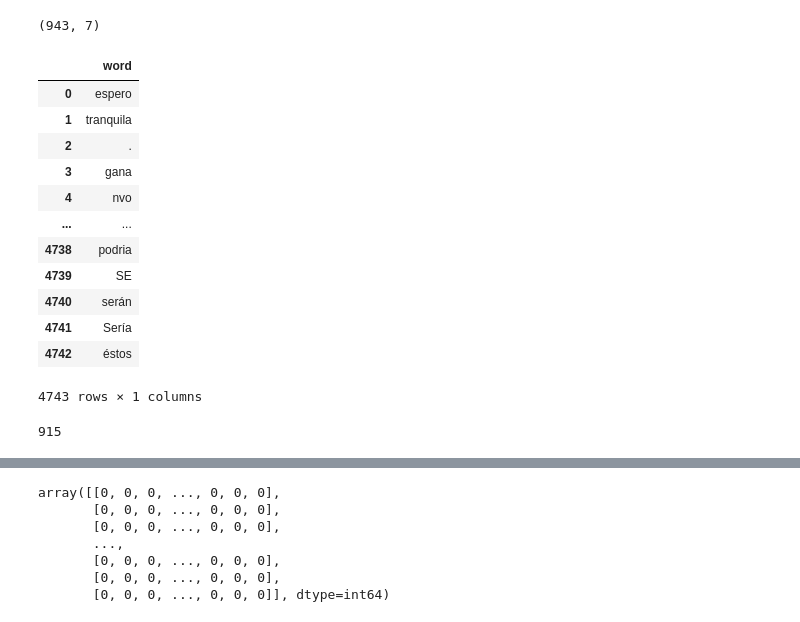
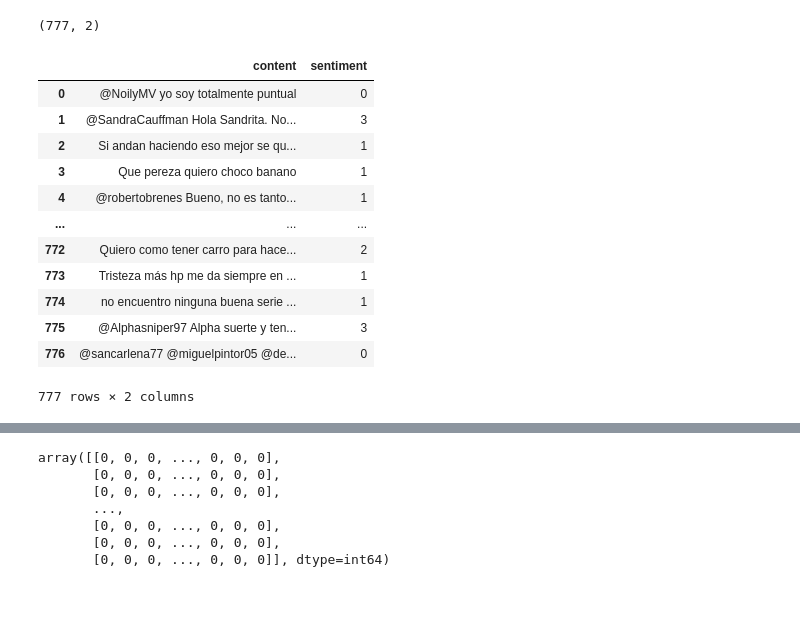
Before and after one commit to fxgonzalez5/Analisis_Sentimientos, a Jupyter notebook: Clasificador_Bayes_Naive_(NB).ipynb, the cells around one changed output, grey strips where cells are left out. Drawn from its saved outputs; the diff is of its cells as text; code cells hidden in the pictures.

```diff
--- a/Clasificador_Bayes_Naive_(NB).ipynb
+++ b/Clasificador_Bayes_Naive_(NB).ipynb
@@ -28,6 +23,8 @@ pd.DataFrame(df['sentiment'].unique(), columns=['Sentiments Unique'])
 # %%
 # Conversión de sentiments a variables numéricas
-df['sentiment'] = df.sentiment.map({'NEU':0, 'N':1, 'NONE':2, 'P':3})
+df['sentiment'] = df.sentiment.map({'NONE':0, 'N':1, 'NEU':2, 'P':3})
+
+# Visualizar las dimensiones de los datos
 df.shape
 # %% [output]
-(943, 7)
+(777, 2)
@@ -45,27 +30,0 @@ for text in documents:
-# %%
-uniqueWords = []
-for w in words:
-    if (w.text not in uniqueWords):
-        uniqueWords.append(w.text)
-    if (w.like_num is True):
-        stopWordsSpanish.append(w.text)
-
-pd.DataFrame(uniqueWords, columns=['word'])
-# %% [output]
-|  | word |
-| 0 | espero |
-| 1 | tranquila |
-| 2 | . |
-| 3 | gana |
-| 4 | nvo |
-| ... | ... |
-| 4738 | podria |
-| 4739 | SE |
-| 4740 | serán |
-| 4741 | Sería |
-| 4742 | éstos |
-4743 rows × 1 columns
-# %%
-len(stopWordsSpanish)
-# %% [output]
-915
@@ -73,0 +31,17 @@ uniqueWords.append('.', ',', '...', '!', '?', '+', '-', '....', '$', '"', '#')
+# %%
+# Vizualización de los sentimientos modificados
+df
+# %% [output]
+|  | content | sentiment |
+| 0 | @NoilyMV yo soy totalmente puntual | 0 |
+| 1 | @SandraCauffman Hola Sandrita. No... | 3 |
+| 2 | Si andan haciendo eso mejor se qu... | 1 |
+| 3 | Que pereza quiero choco banano | 1 |
+| 4 | @robertobrenes Bueno, no es tanto... | 1 |
+| ... | ... | ... |
+| 772 | Quiero como tener carro para hace... | 2 |
+| 773 | Tristeza más hp me da siempre en ... | 1 |
+| 774 | no encuentro ninguna buena serie ... | 1 |
+| 775 | @Alphasniper97 Alpha suerte y ten... | 3 |
+| 776 | @sancarlena77 @miguelpintor05 @de... | 0 |
+777 rows × 2 columns
```
Also changed, not shown: parts of 16 cells of this notebook, 6 other files.
